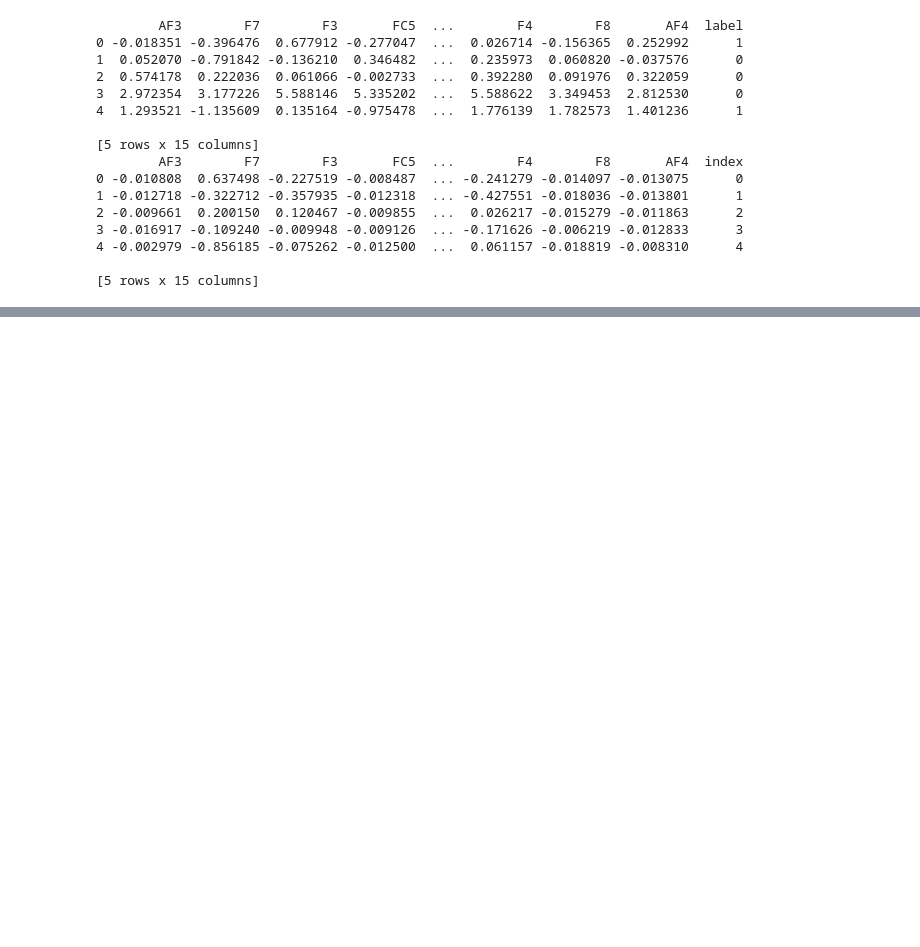
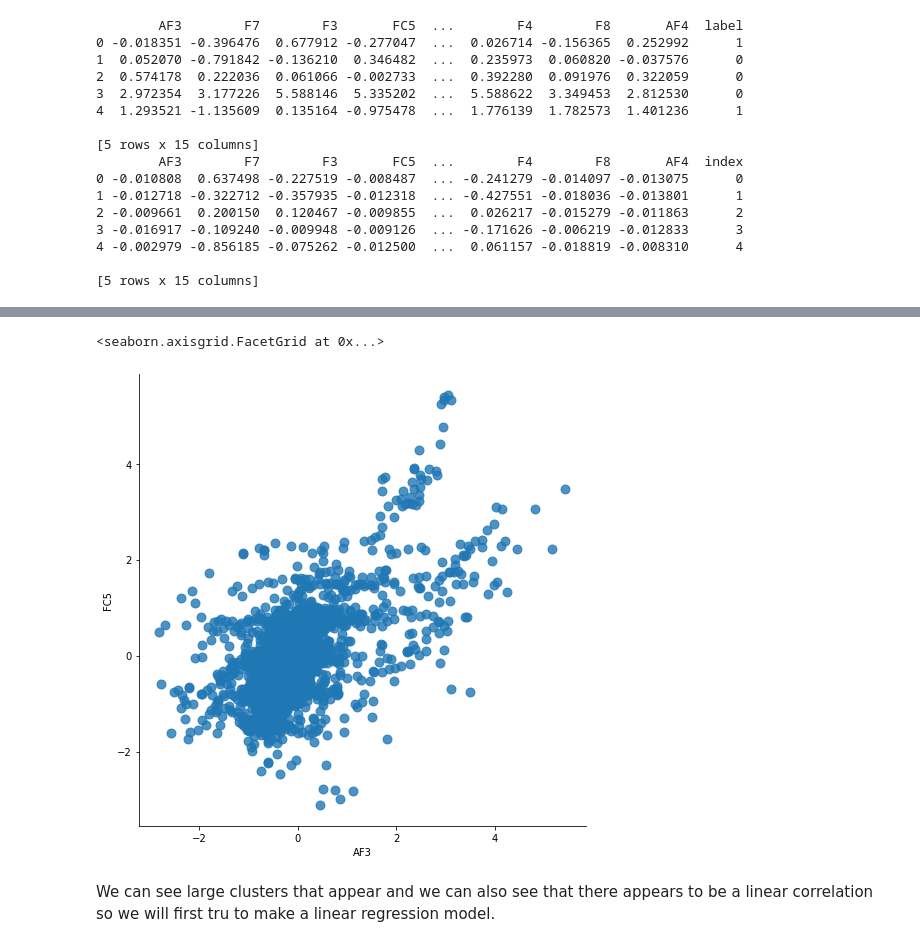
Before and after one commit to JanaDeCoster/Machine_Learning_course_UGent_D012554_kaggle, a Jupyter notebook: Kaggle_eye_blinking_prediciton.ipynb, the cells around one changed output, grey strips where cells are left out. Cells and saved outputs as stored; diff of their text form; code cells hidden in the pictures; blank space fills up the shorter version.

```diff
--- a/Kaggle_eye_blinking_prediciton.ipynb
+++ b/Kaggle_eye_blinking_prediciton.ipynb
@@ -171,0 +187,7 @@ We can now try to make a model
+# %%
+sns.lmplot(x="AF3", y="FC5", data=trainset_stand, fit_reg=False, height=7, scatter_kws={"s": 80})
+# %% [output]
+<seaborn.axisgrid.FacetGrid at 0x...>
+[figure, added]
+# %% [markdown]
+We can see large clusters that appear and we can also see that there appears to be a linear correlation so we will first tru to make a linear regression model.
```
Also changed, not shown: parts of 5 cells of this notebook.
